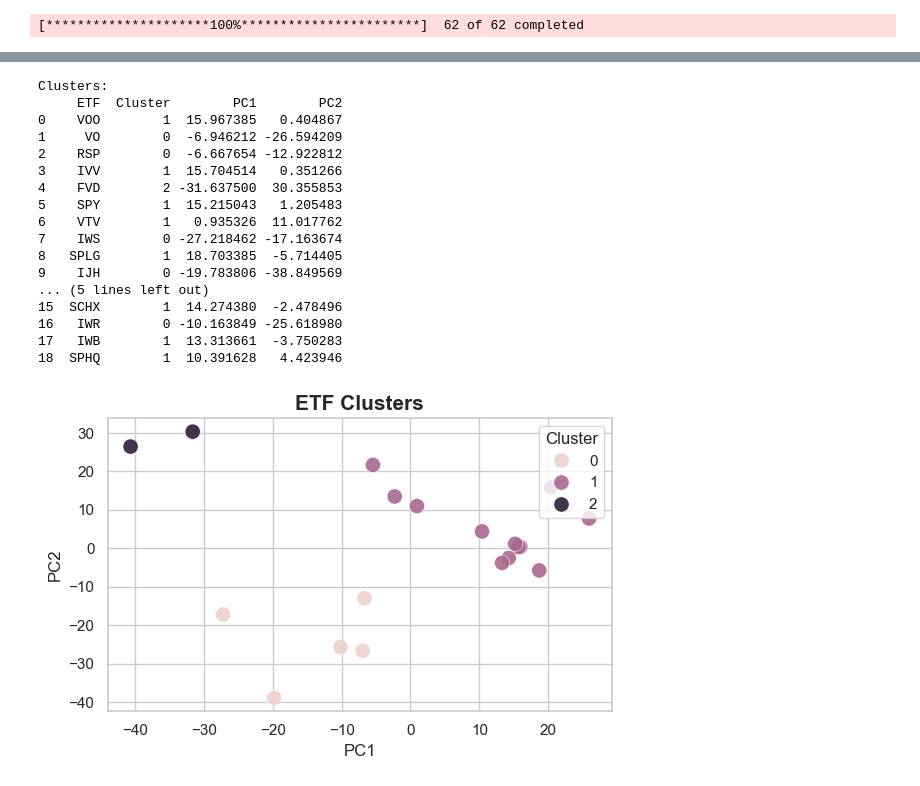
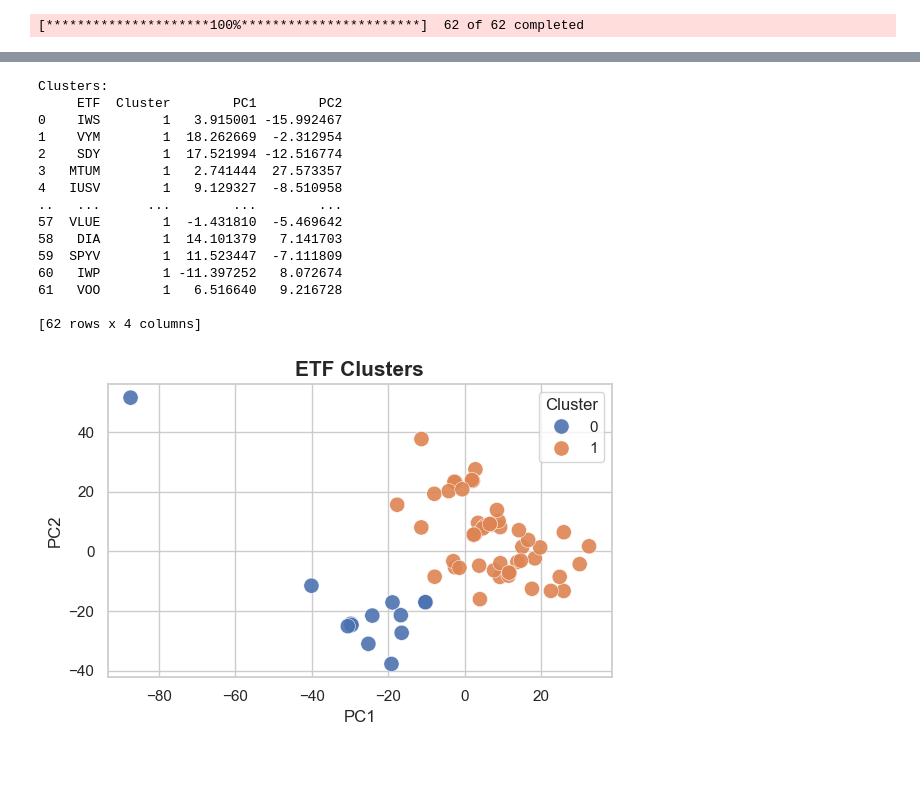
Before and after one commit to akshathp0/etf-pairs-trading, a Jupyter notebook: pair_searching/mass_pair_searching.ipynb, the cells around one changed output, grey strips where cells are left out. Saved outputs shown, nothing was run; the diff lists cells and outputs as text; code cells hidden in the pictures.

```diff
--- a/pair_searching/mass_pair_searching.ipynb
+++ b/pair_searching/mass_pair_searching.ipynb
@@ -171,7 +167,7 @@ new_returns = prices[unique_newetfs].pct_change().dropna()
 # k-means / PCA
 
 scaler = StandardScaler()
-returns_scaled = scaler.fit_transform(new_returns.T)
+returns_scaled = scaler.fit_transform(returns.T)
 
 pca = PCA(n_components = 2)
 pca_components = pca.fit_transform(returns_scaled)
@@ -194,7 +190,7 @@ kmeans = KMeans(n_clusters = best_k, random_state = 42)
 labels = kmeans.fit_predict(pca_components)
 
 cluster_df = pd.DataFrame({
-    'ETF': new_returns.columns,
+    'ETF': returns.columns,
     'Cluster': labels,
     'PC1': pca_components[:, 0],
     'PC2': pca_components[:, 1]
@@ -203,49 +199,47 @@ cluster_df = pd.DataFrame({
 print(f'Clusters:')
 print(cluster_df)
 
 sns.set_theme(style = 'whitegrid', font_scale = 1)
 
 plt.figure(figsize = (6, 4))
 
 sns.scatterplot(
     data = cluster_df,
     x = 'PC1',
     y = 'PC2',
     hue = 'Cluster',
     s = 120,
     linewidth = 0.4,
     alpha = 0.9
 )
 
 plt.title(f'ETF Clusters', fontsize = 15, weight = 'bold')
 plt.xlabel('PC1', fontsize = 12)
 plt.ylabel('PC2', fontsize = 12)
 
 plt.legend(title = 'Cluster', loc='upper right', frameon = True)
 
 plt.tight_layout()
 plt.show()
 
 cluster_df = cluster_df.sort_values(by = 'Cluster')
 # %% [output]
 Clusters:
      ETF  Cluster        PC1        PC2
-0    VOO        1  15.967385   0.404867
-1     VO        0  -6.946212 -26.594209
-2    RSP        0  -6.667654 -12.922812
-3    IVV        1  15.704514   0.351266
-4    FVD        2 -31.637500  30.355853
-5    SPY        1  15.215043   1.205483
-6    VTV        1   0.935326  11.017762
-7    IWS        0 -27.218462 -17.163674
-8   SPLG        1  18.703385  -5.714405
-9    IJH        0 -19.783806 -38.849569
-... (5 lines left out)
-15  SCHX        1  14.274380  -2.478496
-16   IWR        0 -10.163849 -25.618980
-17   IWB        1  13.313661  -3.750283
-18  SPHQ        1  10.391628   4.423946
+0    IWS        1   3.915001 -15.992467
+1    VYM        1  18.262669  -2.312954
+2    SDY        1  17.521994 -12.516774
+3   MTUM        1   2.741444  27.573357
+4   IUSV        1   9.129327  -8.510958
+..   ...      ...        ...        ...
+57  VLUE        1  -1.431810  -5.469642
+58   DIA        1  14.101379   7.141703
+59  SPYV        1  11.523447  -7.111809
+60   IWP        1 -11.397252   8.072674
+61   VOO        1   6.516640   9.216728
+
+[62 rows x 4 columns]
-[figure, old version]
+[figure, new version]
 # %%
 final_candidates = []
 
```
Also changed, not shown: parts of 5 cells of this notebook, 1 other file.
